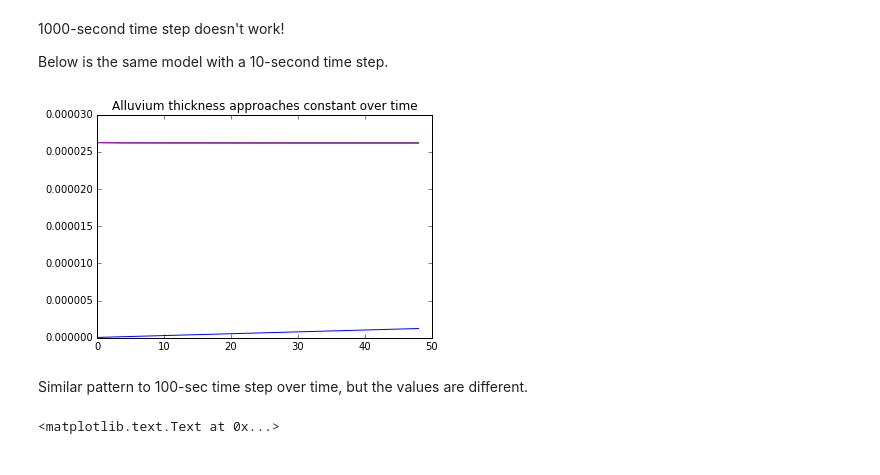
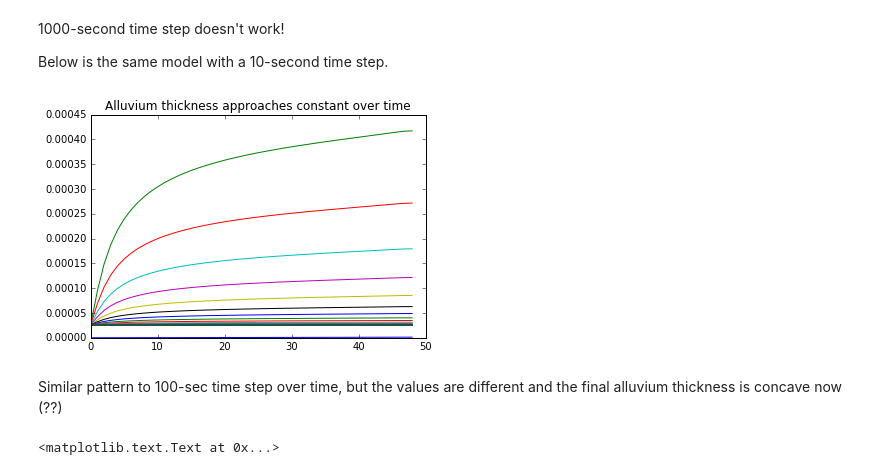
Before and after one commit to gregtucker/fluvial_erosion_theory, a Jupyter notebook: numerical_space_model_1d_timeloop_increase_q.ipynb, the cells around one changed output. Cells and saved outputs as stored; diff of their text form; code cells hidden in the pictures.

```diff
--- a/numerical_space_model_1d_timeloop_increase_q.ipynb
+++ b/numerical_space_model_1d_timeloop_increase_q.ipynb
@@ -135,37 +135,37 @@ qs = np.zeros(num_nodes)
 qs_in = np.zeros(num_nodes)
 x = dx * np.arange(0, num_nodes)
 H = np.zeros(num_nodes)
 R = np.zeros(num_nodes)
 z = (S0 * (num_nodes - 1) * dx - S0 * x)
 R[:] = z
 
 
 %matplotlib inline
 
 for i in range(num_time_steps):
     S = (z[upper] - z[1:]) / dx
 
     Es = Ks * q[upper] * S * (1.0 - np.exp(-H[upper] / Hstar))
 
     Er = Kr * q[upper] * S * np.exp(-H[upper] / Hstar)
 
     for j in range(num_nodes - 1):
         qs[j] = (((Es[j]) + (1-Ff) * Er[j]) / Voverq[j]) * (1.0 - np.exp(-dx * Voverq[j])) + (qs_in[j] * np.exp(-dx * Voverq[j]))
         qs_in[j+1] = qs[j]
 
     H[upper] += dt * (qs[upper] * Voverq[upper]) - Ks * q[upper] * S *(1.0 - np.exp(-H[upper]/Hstar))
 
     R[upper] += dt * (U - Kr * q[upper] * S * (np.exp(-H[upper] / Hstar)))
 
-    if i %10000 == 0:
+    if i %5000 == 0:
         plt.plot(H[:-1])
         plt.title('Alluvium thickness approaches constant over time')
 
     z = R + H
 # %% [output]
-[figure, old version]
+[figure, new version]
 # %% [markdown]
-Similar pattern to 100-sec time step over time, but the values are different.
+Similar pattern to 100-sec time step over time, but the values are different and the final alluvium thickness is concave now (??)
 # %%
 import matplotlib.pyplot as plt
 %matplotlib inline
```
